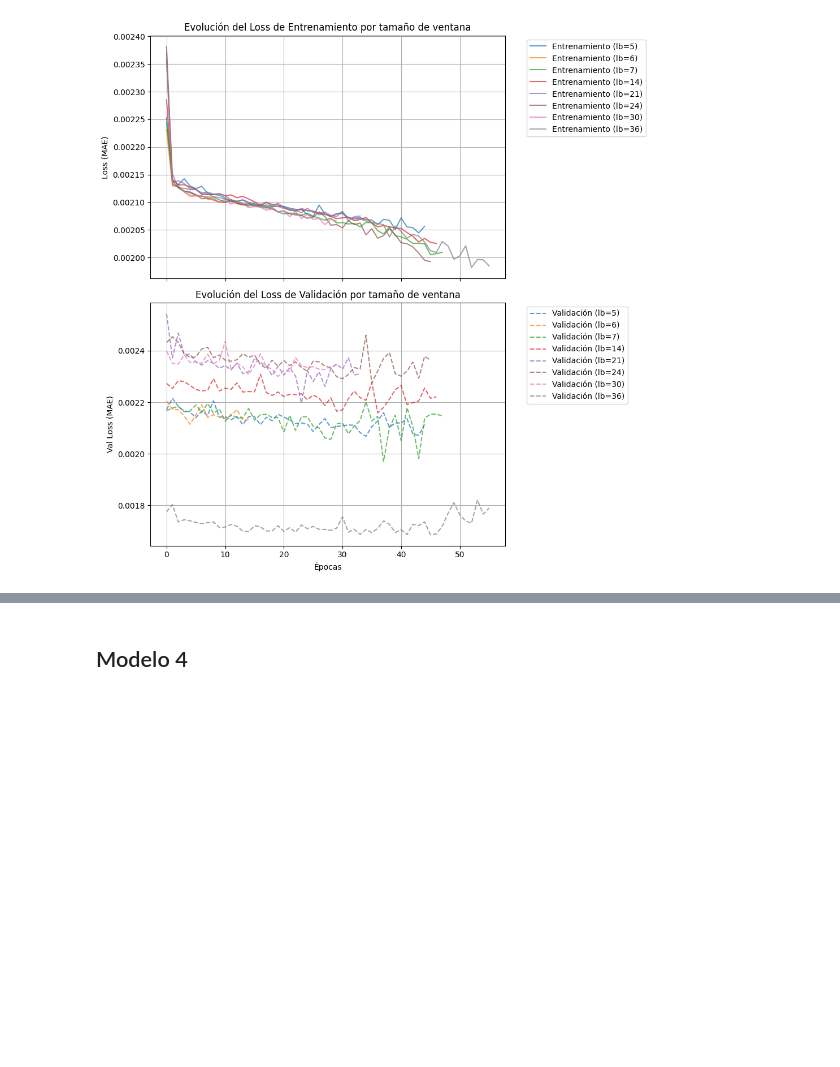
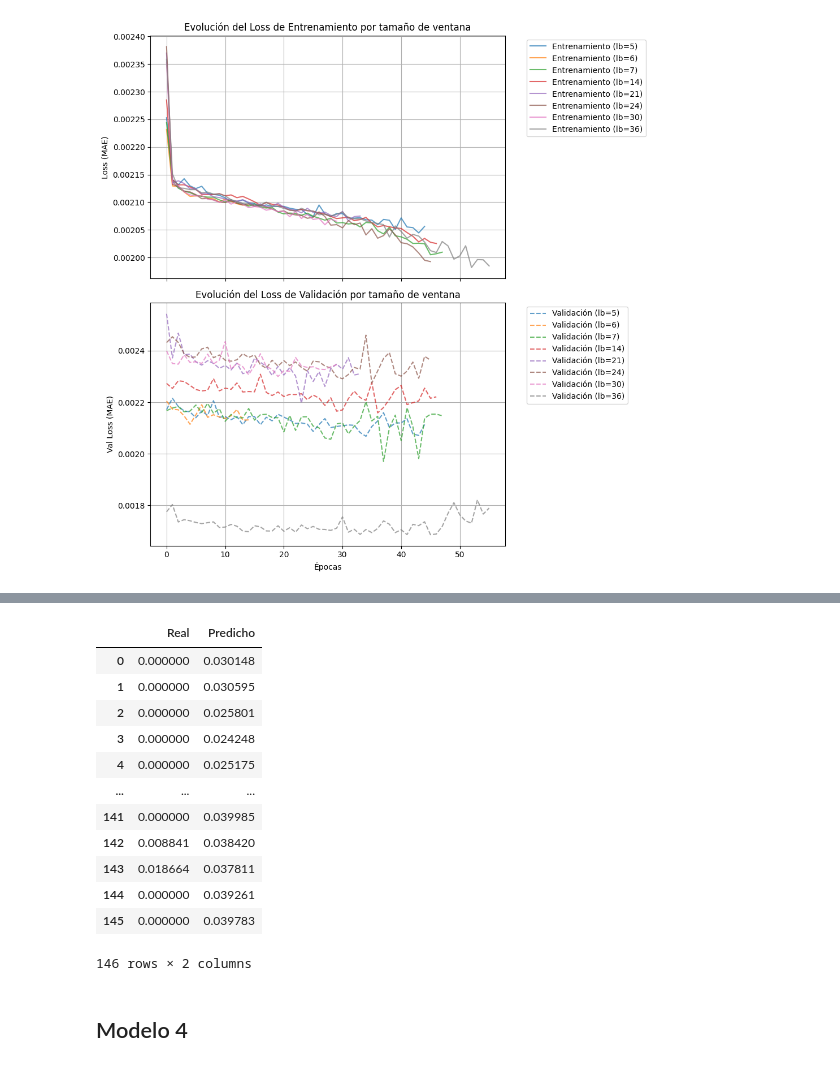
Before and after one commit to Laura9704/Fundamentos_MCD, a Jupyter notebook: Modelo_RNN.ipynb, the cells around one changed output, grey strips where cells are left out. Saved outputs shown, nothing was run; the diff lists cells and outputs as text; code cells hidden in the pictures; blank space fills up the shorter version.

```diff
--- a/Modelo_RNN.ipynb
+++ b/Modelo_RNN.ipynb
@@ -1449,3 +1638,19 @@ params = {
+# %%
+pred_df
+# %% [output]
+|  | Real | Predicho |
+| 0 | 0.000000 | 0.030148 |
+| 1 | 0.000000 | 0.030595 |
+| 2 | 0.000000 | 0.025801 |
+| 3 | 0.000000 | 0.024248 |
+| 4 | 0.000000 | 0.025175 |
+| ... | ... | ... |
+| 141 | 0.000000 | 0.039985 |
+| 142 | 0.008841 | 0.038420 |
+| 143 | 0.018664 | 0.037811 |
+| 144 | 0.000000 | 0.039261 |
+| 145 | 0.000000 | 0.039783 |
+146 rows × 2 columns
 # %% [markdown]
 ## Modelo 4
 # %%
```
Also changed, not shown: parts of 7 cells of this notebook.
